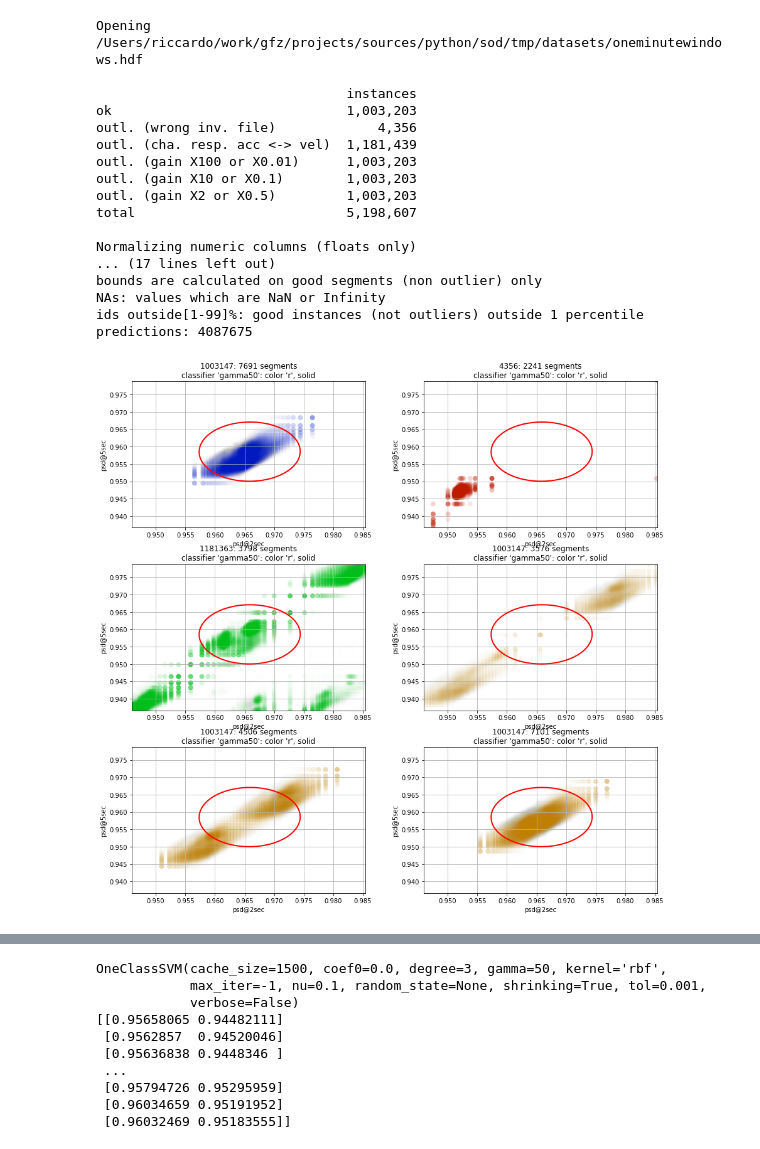
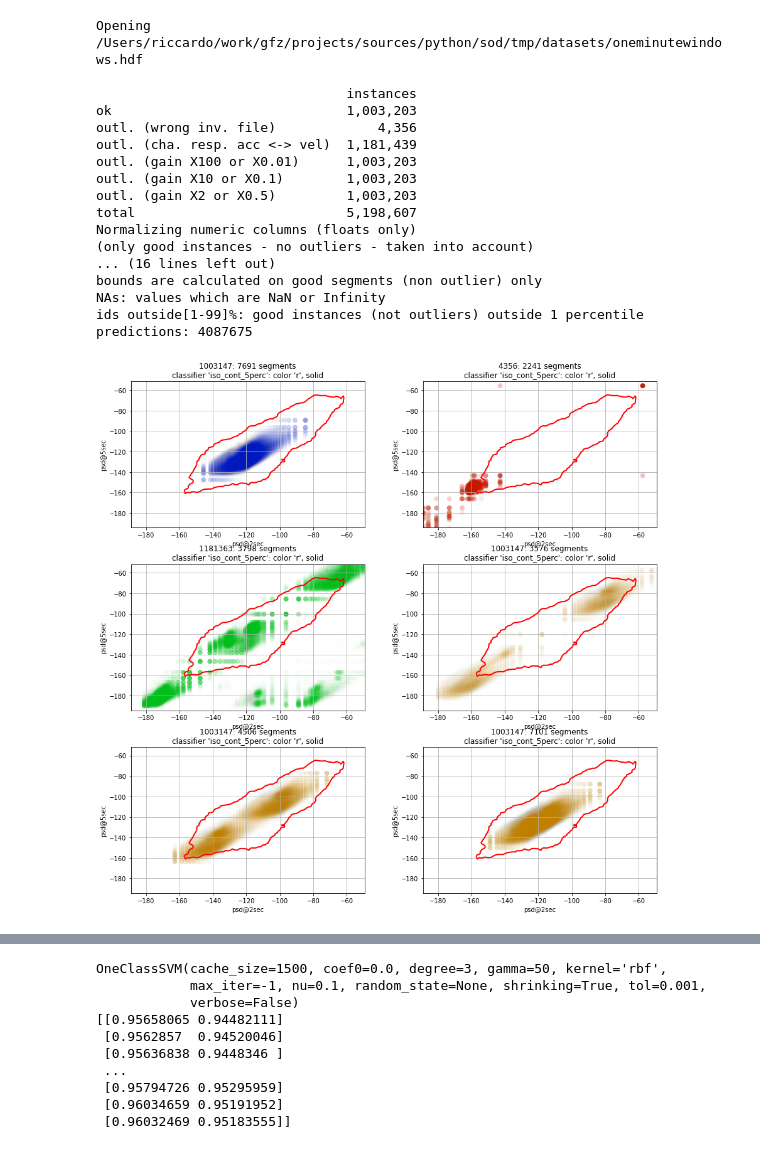
Before and after one commit to rizac/sod, a Jupyter notebook: sod/jupyter/Classifier-oneminutewindows-psd2-5.decision_function.ipynb, the cells around one changed output, grey strips where cells are left out. Cells and saved outputs as stored; diff of their text form; code cells hidden in the pictures.

Commit message:
executied isolationforest, implemented configs

```diff
--- a/sod/jupyter/Classifier-oneminutewindows-psd2-5.decision_function.ipynb
+++ b/sod/jupyter/Classifier-oneminutewindows-psd2-5.decision_function.ipynb
@@ -3,10 +3,11 @@ import os, pandas as pd, numpy as np
 from joblib import dump, load
 import sys
 sys.path.append(os.path.dirname(os.path.dirname(os.getcwd())))
-
+from sod.evaluation import normalize
 from sod.evaluation.datasets import oneminutewindows
 
-dataframe = oneminutewindows(os.path.join(os.getcwd(), '..', '..', 'tmp', 'datasets', 'oneminutewindows.hdf'), normalize_=True)
+dataframe = oneminutewindows(os.path.join(os.getcwd(), '..', '..', 'tmp', 'datasets', 'oneminutewindows.hdf'), normalize_=False)
+dataframe_n = normalize(dataframe.copy())
 
 predictions = pd.read_hdf(os.path.join(os.getcwd(), '..', '..', 'tmp', 'evaluation-results', 'oneminutewindows.ocsvm.yaml',
                                       'OneClassSVM?features=psd@2sec,psd@5sec&gamma=50&kernel=rbf&nu=0.1&cache_size=1500.evalpredictions.hdf'))
@@ -19,6 +20,8 @@ clf50 = load(os.path.join(os.getcwd(), '..', '..', 'tmp', 'evaluation-results',
                        'OneClassSVM?features=psd@2sec,psd@5sec&gamma=50&kernel=rbf&nu=0.1&cache_size=1500.model'))
 clf10 = load(os.path.join(os.getcwd(), '..', '..', 'tmp', 'evaluation-results', 'oneminutewindows.ocsvm.yaml',
                        'OneClassSVM?features=psd@2sec,psd@5sec&gamma=10&kernel=rbf&nu=0.1&cache_size=1500.model'))
+clf_iso_cont_5perc = load(os.path.join(os.getcwd(), '..', '..', 'tmp', 'evaluation-results', 'oneminutewindows.iforest.yaml',
+                       'IsolationForest?features=psd@2sec,psd@5sec&contamination=0.005&max_samples=16384&n_estimators=100&behaviour=new.model'))
 # %% [output]
 Opening /Users/riccardo/work/gfz/projects/sources/python/sod/tmp/datasets/oneminutewindows.hdf
 
@@ -30,9 +33,9 @@ outl. (gain X100 or X0.01)      1,003,203
 outl. (gain X10 or X0.1)        1,003,203
 outl. (gain X2 or X0.5)         1,003,203
 total                           5,198,607
-
 Normalizing numeric columns (floats only)
-... (17 lines left out)
+(only good instances - no outliers - taken into account)
+... (16 lines left out)
 bounds are calculated on good segments (non outlier) only
 NAs: values which are NaN or Infinity
 ids outside[1-99]%: good instances (not outliers) outside 1 percentile
@@ -40,11 +43,11 @@ predictions: 4087675
 # %%
 import importlib
 import sod.plot as sod_plot
 importlib.reload(sod_plot)
 
 %matplotlib inline
 
-fig = sod_plot.plot(dataframe, 'psd@2sec', 'psd@5sec', axis_lim=0.97, clfs={'gamma50': clf50})
+fig = sod_plot.plot(dataframe, 'psd@2sec', 'psd@5sec', axis_lim=0.981, clfs={'iso_cont_5perc': clf_iso_cont_5perc})
 # %% [output]
-[figure, old version]
+[figure, new version]
 # %%
```
Also changed, not shown: parts of 1 cell of this notebook, 3 other files.
